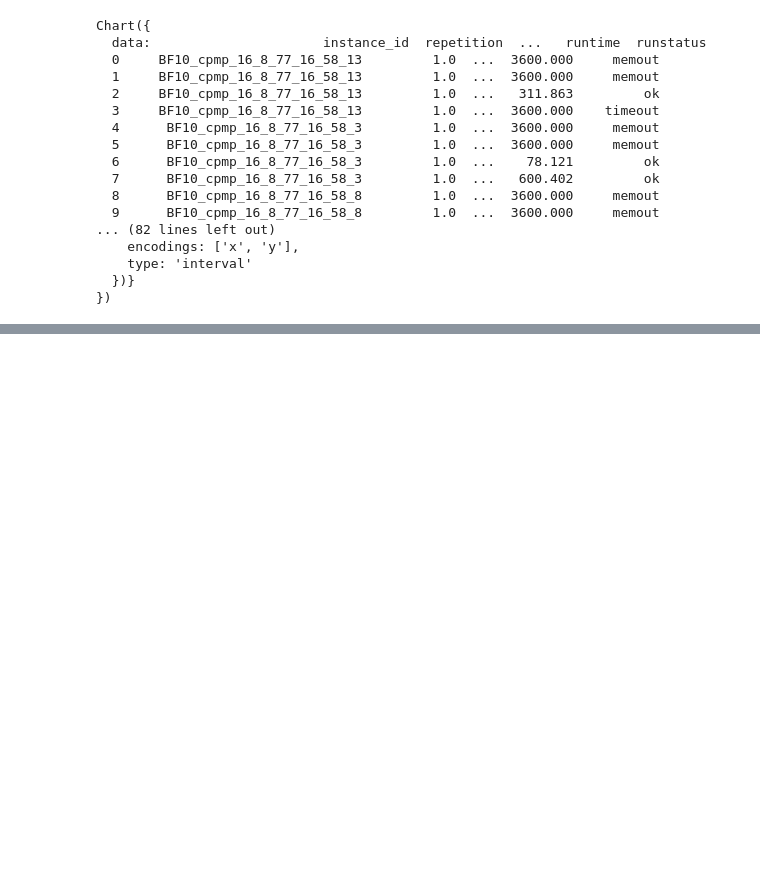
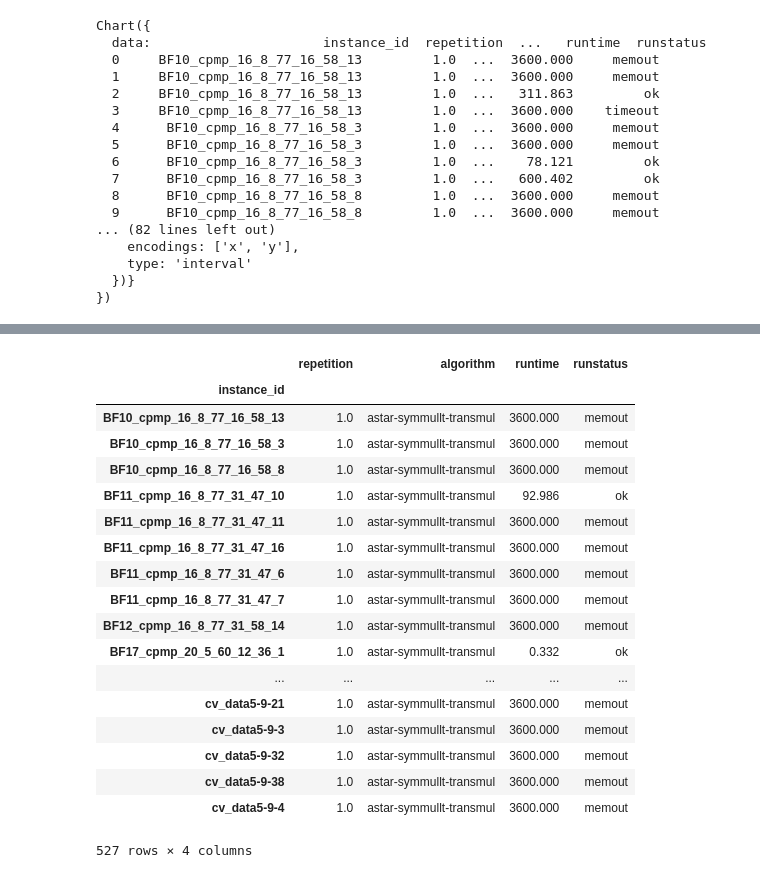
Before and after one commit to chawlaKat/Notebook-Noodlings, a Jupyter notebook: Poster_Samples.ipynb, the cells around one changed output, grey strips where cells are left out. Drawn from its saved outputs; the diff is of its cells as text; code cells hidden in the pictures; blank space fills up the shorter version.

```diff
--- a/Poster_Samples.ipynb
+++ b/Poster_Samples.ipynb
@@ -95,0 +137,25 @@ cpmp_joined.head()
+# %%
+cpmp_astar_mulgt = bb.where_equals(cpmp_2015, 'algorithm', 'astar-symmulgt-transmul')
+cpmp_astar_mullt = bb.where_equals(cpmp_2015,'algorithm', 'astar-symmullt-transmul')
+
+cpmp_astar_mullt
+# %% [output]
+|  | repetition | algorithm | runtime | runstatus |
+| instance_id |  |  |  |  |
+| BF10_cpmp_16_8_77_16_58_13 | 1.0 | astar-symmullt-transmul | 3600.000 | memout |
+| BF10_cpmp_16_8_77_16_58_3 | 1.0 | astar-symmullt-transmul | 3600.000 | memout |
+| BF10_cpmp_16_8_77_16_58_8 | 1.0 | astar-symmullt-transmul | 3600.000 | memout |
+| BF11_cpmp_16_8_77_31_47_10 | 1.0 | astar-symmullt-transmul | 92.986 | ok |
+| BF11_cpmp_16_8_77_31_47_11 | 1.0 | astar-symmullt-transmul | 3600.000 | memout |
+| BF11_cpmp_16_8_77_31_47_16 | 1.0 | astar-symmullt-transmul | 3600.000 | memout |
+| BF11_cpmp_16_8_77_31_47_6 | 1.0 | astar-symmullt-transmul | 3600.000 | memout |
+| BF11_cpmp_16_8_77_31_47_7 | 1.0 | astar-symmullt-transmul | 3600.000 | memout |
+| BF12_cpmp_16_8_77_31_58_14 | 1.0 | astar-symmullt-transmul | 3600.000 | memout |
+| BF17_cpmp_20_5_60_12_36_1 | 1.0 | astar-symmullt-transmul | 0.332 | ok |
+| ... | ... | ... | ... | ... |
+| cv_data5-9-21 | 1.0 | astar-symmullt-transmul | 3600.000 | memout |
+| cv_data5-9-3 | 1.0 | astar-symmullt-transmul | 3600.000 | memout |
+| cv_data5-9-32 | 1.0 | astar-symmullt-transmul | 3600.000 | memout |
+| cv_data5-9-38 | 1.0 | astar-symmullt-transmul | 3600.000 | memout |
+| cv_data5-9-4 | 1.0 | astar-symmullt-transmul | 3600.000 | memout |
+527 rows × 4 columns
```
Also changed, not shown: parts of 6 cells of this notebook.
